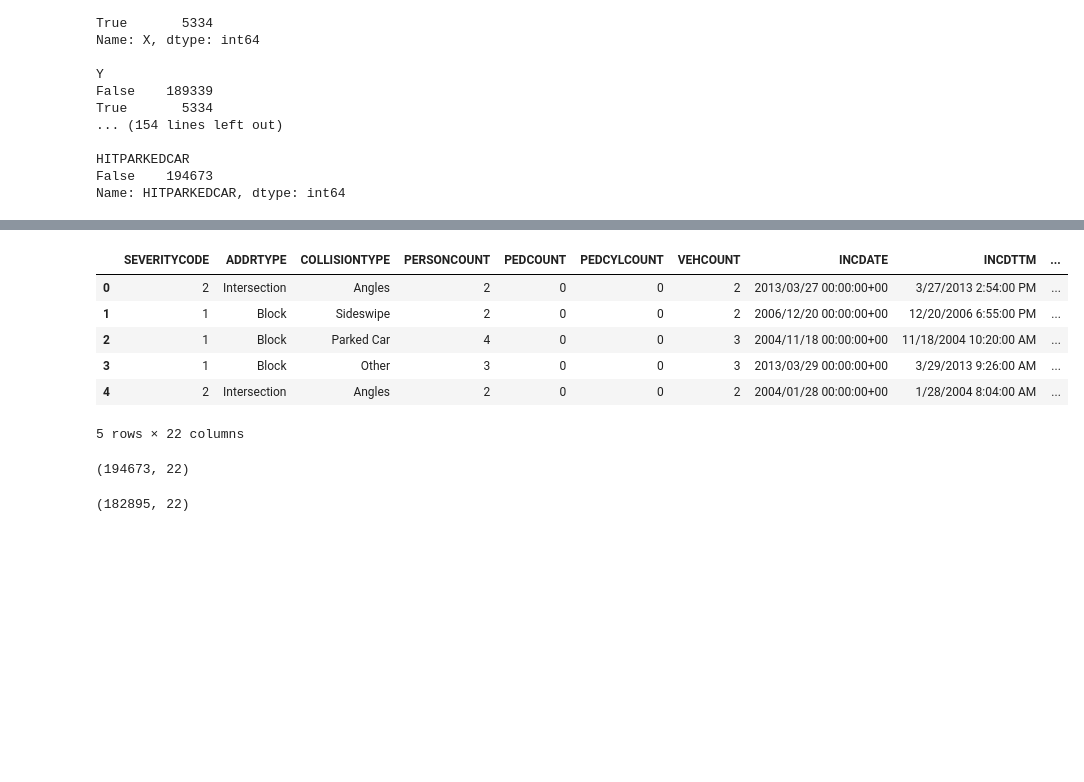
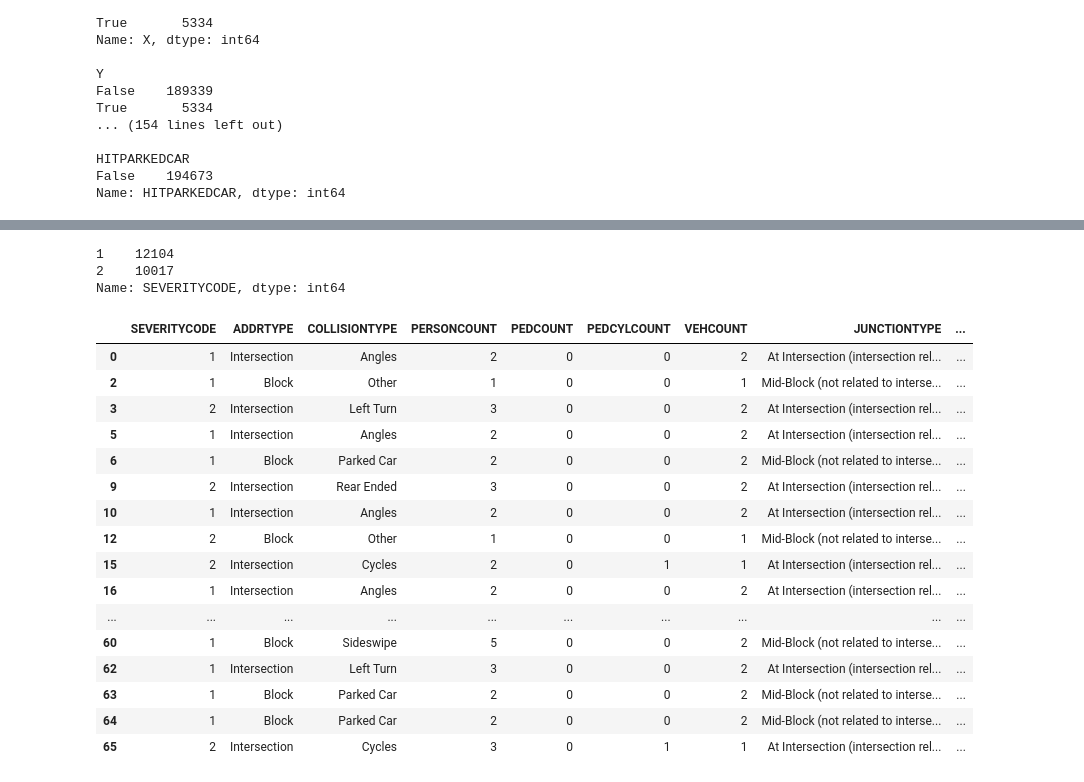
Before and after one commit to brucehsi/Coursera_Capstone, a Jupyter notebook: capstone assignment.ipynb, the cells around one changed output, grey strips where cells are left out. Cells and saved outputs as stored; diff of their text form; code cells hidden in the pictures; blank space fills up the shorter version.

```diff
--- a/capstone assignment.ipynb
+++ b/capstone assignment.ipynb
@@ -89,0 +84,5 @@ df_clean.UNDERINFL.replace('N',0,inplace=True)
+# %%
+# drop rows with empty value in any column
+
+df_clean=df_clean.dropna()
+df_clean.shape
@@ -89,0 +91,11 @@ df_clean.UNDERINFL.replace('N',0,inplace=True)
+# %%
+# data standardzation
+# this takes some time
+
+df_clean['DATETIME']=pd.to_datetime(df_clean.INCDTTM)
+df_clean.drop(['INCDTTM'],axis=1,inplace=True)
+
+cols=['INATTENTIONIND','PEDROWNOTGRNT','SPEEDING']
+df_clean[cols]=df_clean[cols].replace('Y','1')
+df_clean[cols]=df_clean[cols].replace('N','0')
+df_clean.head()
@@ -89,0 +109,7 @@ df_clean.UNDERINFL.replace('N',0,inplace=True)
+# %%
+# cut the latest 30000 samples from dataset
+df_clean.sort_values(by=['DATETIME'],ascending=False,inplace=True)
+df_clean=df_clean[0:30000]
+df_clean.reset_index(inplace=True)
+df_clean.drop('index',axis=1, inplace=True)
+df_clean.head()
@@ -90,10 +123,32 @@ df_clean.UNDERINFL.replace('N',0,inplace=True)
+# %%
+# ramdonly drop 10000 samples of category-1
+df_low=df_clean[df_clean.SEVERITYCODE==1]
+drop_index=np.random.choice(df_low.index,size=10000)
+df_clean.drop(drop_index,inplace=True)
+# %%
+# well, not exactly 10000 was dropped, but still works
+df_clean.SEVERITYCODE.value_counts()
+# %% [output]
+1    12104
+2    10017
+Name: SEVERITYCODE, dtype: int64
 # %%
-df_clean.head()
+df_clean.head(50)
 # %% [output]
-|  | SEVERITYCODE | ADDRTYPE | COLLISIONTYPE | PERSONCOUNT | PEDCOUNT | PEDCYLCOUNT | VEHCOUNT | INCDATE | INCDTTM | ... |
-| 0 | 2 | Intersection | Angles | 2 | 0 | 0 | 2 | 2013/03/27 00:00:00+00 | 3/27/2013 2:54:00 PM | ... |
-| 1 | 1 | Block | Sideswipe | 2 | 0 | 0 | 2 | 2006/12/20 00:00:00+00 | 12/20/2006 6:55:00 PM | ... |
-| 2 | 1 | Block | Parked Car | 4 | 0 | 0 | 3 | 2004/11/18 00:00:00+00 | 11/18/2004 10:20:00 AM | ... |
-| 3 | 1 | Block | Other | 3 | 0 | 0 | 3 | 2013/03/29 00:00:00+00 | 3/29/2013 9:26:00 AM | ... |
-| 4 | 2 | Intersection | Angles | 2 | 0 | 0 | 2 | 2004/01/28 00:00:00+00 | 1/28/2004 8:04:00 AM | ... |
+|  | SEVERITYCODE | ADDRTYPE | COLLISIONTYPE | PERSONCOUNT | PEDCOUNT | PEDCYLCOUNT | VEHCOUNT | JUNCTIONTYPE | ... |
+| 0 | 1 | Intersection | Angles | 2 | 0 | 0 | 2 | At Intersection (intersection rel... | ... |
+| 2 | 1 | Block | Other | 1 | 0 | 0 | 1 | Mid-Block (not related to interse... | ... |
+| 3 | 2 | Intersection | Left Turn | 3 | 0 | 0 | 2 | At Intersection (intersection rel... | ... |
+| 5 | 1 | Intersection | Angles | 2 | 0 | 0 | 2 | At Intersection (intersection rel... | ... |
+| 6 | 1 | Block | Parked Car | 2 | 0 | 0 | 2 | Mid-Block (not related to interse... | ... |
+| 9 | 2 | Intersection | Rear Ended | 3 | 0 | 0 | 2 | At Intersection (intersection rel... | ... |
+| 10 | 1 | Intersection | Angles | 2 | 0 | 0 | 2 | At Intersection (intersection rel... | ... |
+| 12 | 2 | Block | Other | 1 | 0 | 0 | 1 | Mid-Block (not related to interse... | ... |
+| 15 | 2 | Intersection | Cycles | 2 | 0 | 1 | 1 | At Intersection (intersection rel... | ... |
+| 16 | 1 | Intersection | Angles | 2 | 0 | 0 | 2 | At Intersection (intersection rel... | ... |
+| ... | ... | ... | ... | ... | ... | ... | ... | ... | ... |
+| 60 | 1 | Block | Sideswipe | 5 | 0 | 0 | 2 | Mid-Block (not related to interse... | ... |
+| 62 | 1 | Intersection | Left Turn | 3 | 0 | 0 | 2 | At Intersection (intersection rel... | ... |
+| 63 | 1 | Block | Parked Car | 2 | 0 | 0 | 2 | Mid-Block (not related to interse... | ... |
+| 64 | 1 | Block | Parked Car | 2 | 0 | 0 | 2 | Mid-Block (not related to interse... | ... |
+| 65 | 2 | Intersection | Cycles | 3 | 0 | 1 | 1 | At Intersection (intersection rel... | ... |
-5 rows × 22 columns
@@ -102,8 +154,0 @@ df_test=df_clean.dropna()
-# %%
-df_clean.shape
-# %% [output]
-(194673, 22)
-# %%
-df_test.shape
-# %% [output]
-(182895, 22)
```
Also changed, not shown: parts of 11 cells of this notebook.
